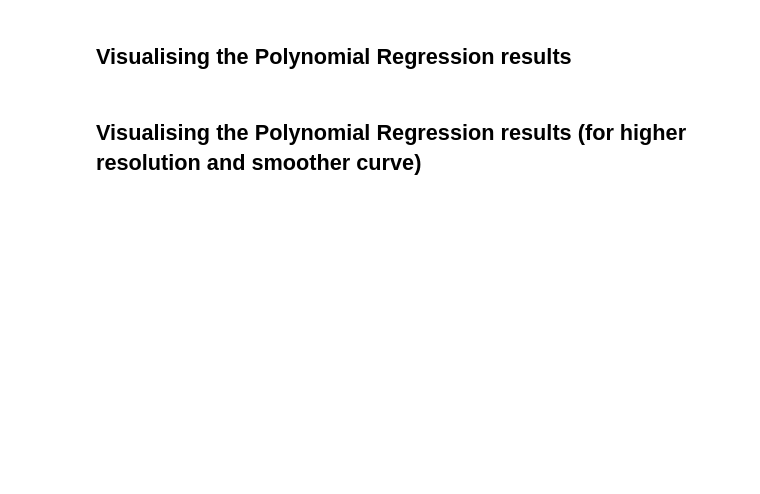
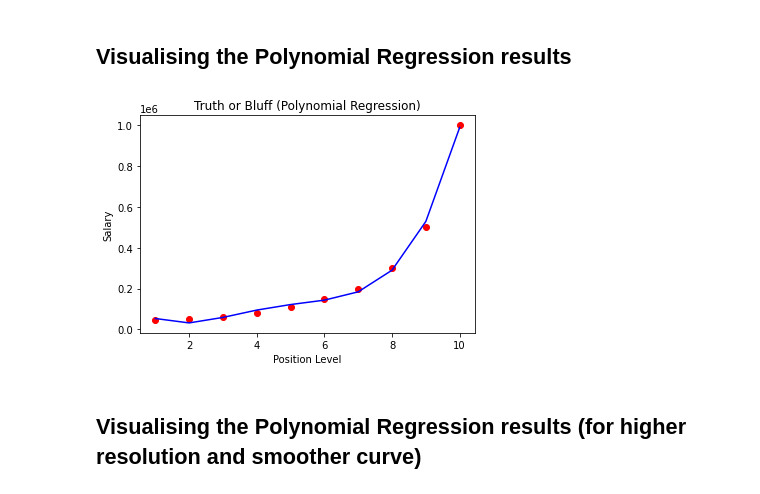
Before and after one commit to alighasemi78/MyLearning, a Jupyter notebook: Machine_Learning/02_Regression/3_Polynomial_Regression/polynomial_regression.ipynb, the cells around one changed output. Saved outputs shown, nothing was run; the diff lists cells and outputs as text; code cells hidden in the pictures; blank space fills up the shorter version.

Commit message:
completed code of polynomial reg

```diff
--- a/Machine_Learning/02_Regression/3_Polynomial_Regression/polynomial_regression.ipynb
+++ b/Machine_Learning/02_Regression/3_Polynomial_Regression/polynomial_regression.ipynb
@@ -9,2 +23,8 @@
 # %% [markdown]
 ## Training the Polynomial Regression model on the whole dataset
+# %%
+from sklearn.preprocessing import PolynomialFeatures
+poly_reg = PolynomialFeatures(degree=4)
+X_poly = poly_reg.fit_transform(X=X)
+lin_reg_2 = LinearRegression()
+lin_reg_2.fit(X=X_poly, y=y)
@@ -13,4 +44,13 @@
 # %% [markdown]
 ## Visualising the Polynomial Regression results
+# %%
+plt.scatter(x=X, y=y, color="red")
+plt.plot(X, lin_reg_2.predict(X_poly), color="blue")
+plt.title(label="Truth or Bluff (Polynomial Regression)")
+plt.xlabel(xlabel="Position Level")
+plt.ylabel(ylabel="Salary")
+plt.show()
+# %% [output]
+[figure, added]
 # %% [markdown]
 ## Visualising the Polynomial Regression results (for higher resolution and smoother curve)
```
Also changed, not shown: parts of 8 cells of this notebook.
